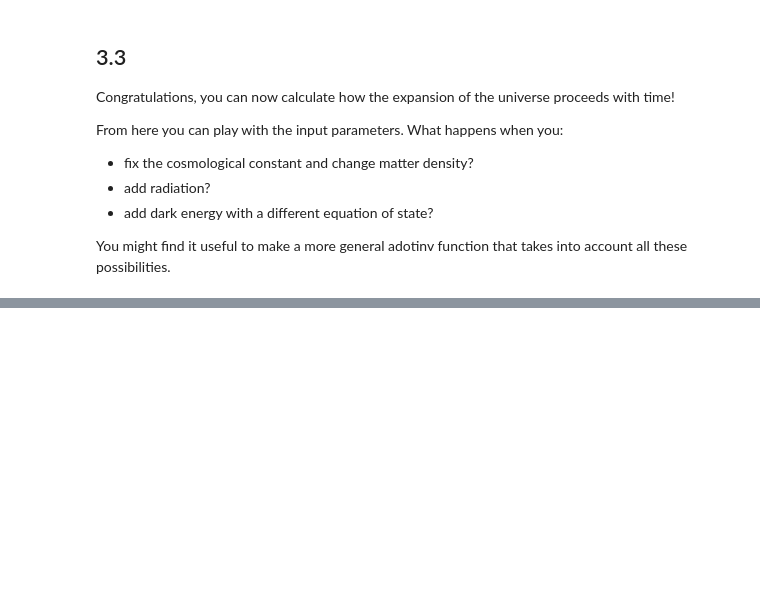
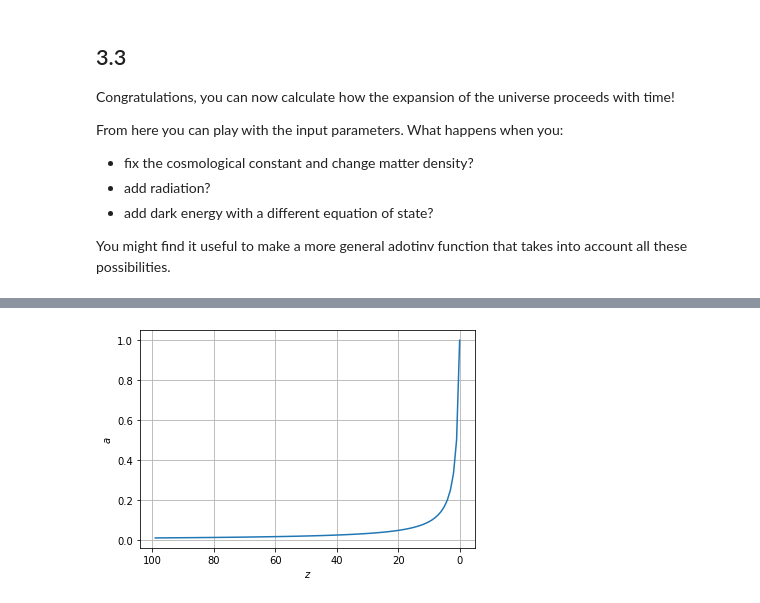
Before and after one commit to Eldred777/Cosmological_Project, a Jupyter notebook: CosmologyIntroduction/Ciaran_intro.ipynb, the cells around one changed output, grey strips where cells are left out. Saved outputs shown, nothing was run; the diff lists cells and outputs as text; code cells hidden in the pictures; blank space fills up the shorter version.

```diff
--- a/CosmologyIntroduction/Ciaran_intro.ipynb
+++ b/CosmologyIntroduction/Ciaran_intro.ipynb
@@ -441,0 +461,13 @@ def adotinv(a, om, ol, orad) -> float:
+# %%
+z_arr = np.arange(0, 100, 1)
+a_arr = 1 / (1 + z_arr)
+
+fig, ax = plt.subplots()
+ax.plot(z_arr, a_arr)
+ax.set_xlabel("$z$")
+ax.set_ylabel("$a$")
+ax.invert_xaxis()
+ax.grid()
+saveFigure(fig, "C_scalefactor_of_redshift")
+# %% [output]
+[figure, added]
```
Also changed, not shown: parts of 10 cells of this notebook, 3 other files.
